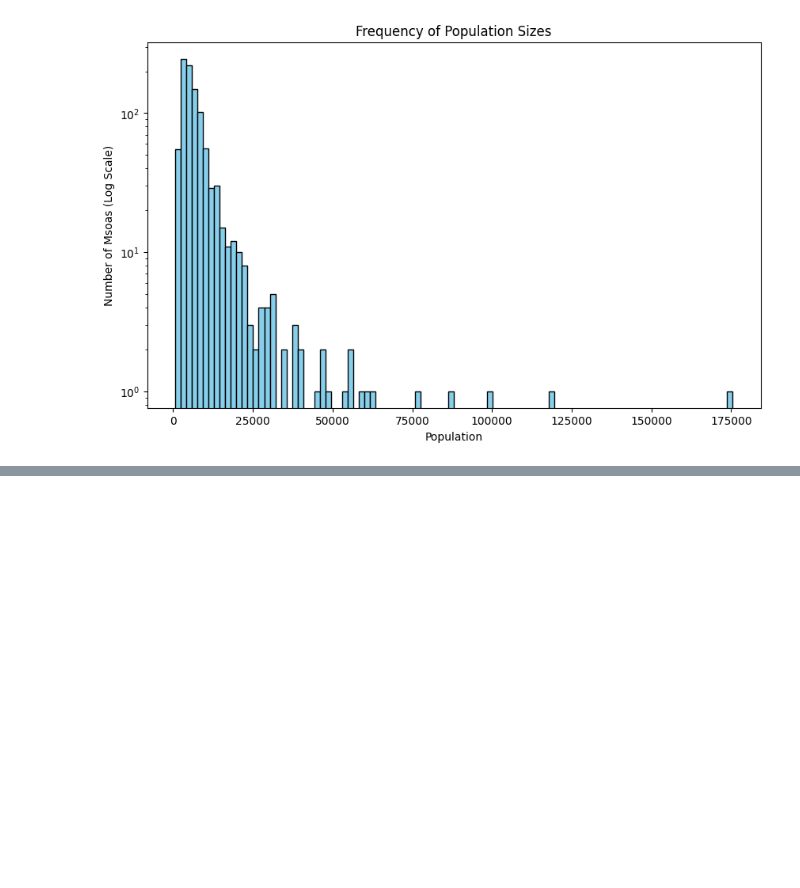
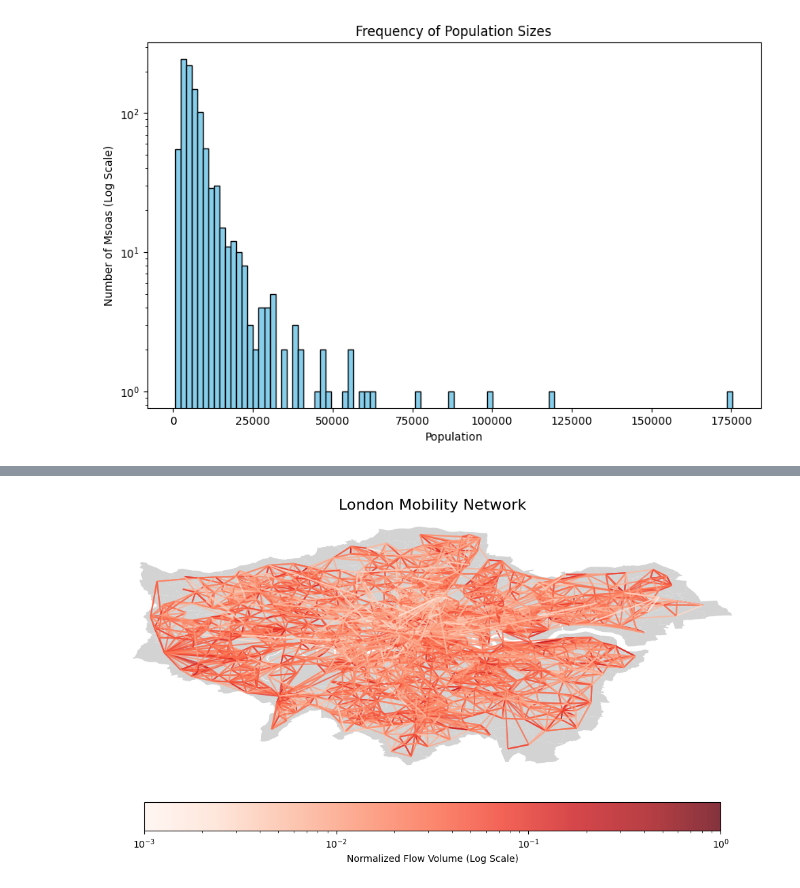
Before and after one commit to epnck/thesis, a Jupyter notebook: data generation/london data.ipynb, the cells around one changed output, grey strips where cells are left out. Cells and saved outputs as stored; diff of their text form; code cells hidden in the pictures; blank space fills up the shorter version.

```diff
--- a/data generation/london data.ipynb
+++ b/data generation/london data.ipynb
@@ -293,0 +461,84 @@ torch.save(pyg_graph, save_path)
+# %%
+import geopandas as gpd
+import pandas as pd
+import numpy as np
+import matplotlib.pyplot as plt
+from matplotlib.collections import LineCollection
+from matplotlib.colors import LogNorm
+from shapely.geometry import LineString
+import warnings
+
+
+msoas['centroid'] = msoas.geometry.centroid
+coords = dict(zip(msoas['MSOA11CD'], zip(msoas['centroid'].x, msoas['centroid'].y)))
+
+# ==========================================
+# 2. PROCESS THE OD MATRIX
+# ==========================================
+# Filter out self-loops (flows within the same MSOA)
+df_OD = df_merged_pop.copy()
+df_OD = df_OD[df_OD['origin_msoa11cd'] != df_OD['destination_msoa11cd']]
+
+active_zones = pd.concat([df_OD['origin_msoa11cd'], df_OD['destination_msoa11cd']]).unique()
+msoas_london = msoas[msoas['MSOA11CD'].isin(active_zones)]
+
+
+df_OD = df_OD[(df_OD['total_flow'] >= df_OD['total_populaiton'] * 0.02)]
+max_flow = df_OD['total_flow'].max()
+df_OD['normalized_flow'] = (df_OD['total_flow'] / max_flow)
+# df_OD = df_OD[~(df_OD['normalized_flow'] <= 0.01)]
+
+df_OD = df_OD.drop(columns = {'area_km2', 'total_populaiton', 'total_flow'})
+# df_OD
+
+
+lines = []
+flow_values = []
+
+for _, row in df_OD.iterrows():
+    orig = row['origin_msoa11cd']
+    dest = row['destination_msoa11cd']
+
+    # Only draw lines if we have the coordinates for both origin and destination
+    if orig in coords and dest in coords:
+        lines.append([coords[orig], coords[dest]])
+        flow_values.append(row['normalized_flow'])
+
+
+fig, ax = plt.subplots(figsize=(10, 10))
+
+# A. Plot the Base Map (Non-hotspots as solid Light Gray)
+msoas_london.plot(
+    ax=ax,
+    color='#D3D3D3',  # Light Gray
+    markersize=15,# Adjust size if needed
+    zorder=1
+)
+
+
+# C. Plot the Mobility Network (Lines)
+lc = LineCollection(
+    lines,
+    cmap='Reds',
+    norm=LogNorm(vmin=10**-3, vmax=10**0),
+    linewidths=1.5,
+    alpha=0.8,
+    zorder=2          # Lines go on top of the polygons
+)
+lc.set_array(np.array(flow_values))
+ax.add_collection(lc)
+
+# D. Formatting
+plt.title(r'London Mobility Network', fontsize=16)
+ax.set_axis_off() # Removes the bounding box and coordinates
+
+# E. Add Colorbar
+cbar = plt.colorbar(lc, ax=ax, orientation='horizontal', fraction=0.046, pad=0.04)
+cbar.set_label('Normalized Flow Volume (Log Scale)') #normalized by largest flow!!!!!!
+# Lock the aspect ratio so the map doesn't stretch
+# ax.set_aspect('equal')
+
+plt.tight_layout()
+plt.show()
+# %% [output]
+[figure, added]
```
Also changed, not shown: parts of 17 cells of this notebook, 7 other files.
